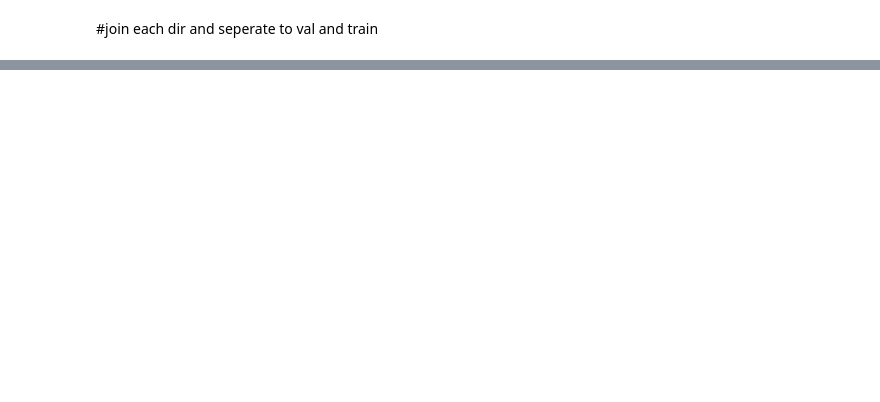
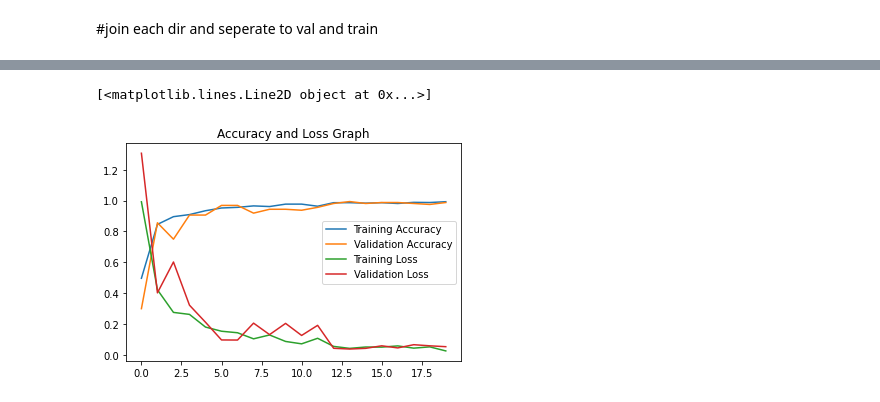
Before and after one commit to Alexanderdivv/Rock-Papper-Scissors, a Jupyter notebook: RockScissorsPapper_AlexanderDGBangun.ipynb, the cells around one changed output, grey strips where cells are left out. Cells and saved outputs as stored; diff of their text form; code cells hidden in the pictures; blank space fills up the shorter version.

```diff
--- a/RockScissorsPapper_AlexanderDGBangun.ipynb
+++ b/RockScissorsPapper_AlexanderDGBangun.ipynb
@@ -102,0 +146,16 @@ splitfolders.ratio("", output="output", seed=1337, ratio=(.8, .1, .1), group_pre
+# %%
+model = tf.keras.models.Sequential([
+    tf.keras.layers.Conv2D(32, (3,3), activation='relu', input_shape=(150, 150, 3)),
+    tf.keras.layers.MaxPooling2D(2, 2),
+    tf.keras.layers.Conv2D(64, (3,3), activation='relu'),
+    tf.keras.layers.MaxPooling2D(2,2),
+    tf.keras.layers.Conv2D(128, (3,3), activation='relu'),
+    tf.keras.layers.MaxPooling2D(2,2),
+    tf.keras.layers.Conv2D(128, (3,3), activation='relu'),
+    tf.keras.layers.MaxPooling2D(2,2),
+    tf.keras.layers.Conv2D(128, (3,3), activation='relu'),
+    tf.keras.layers.MaxPooling2D(2,2),
+    tf.keras.layers.Flatten(),
+    tf.keras.layers.Dense(512, activation='relu'),
+    tf.keras.layers.Dense(3, activation='softmax')
+])
@@ -102,0 +182,13 @@ splitfolders.ratio("", output="output", seed=1337, ratio=(.8, .1, .1), group_pre
+# %%
+#loss function, menggunakan Adam untuk optimizer,metric
+model.compile(loss = 'categorical_crossentropy',
+              optimizer = tf.optimizers.Adam(),
+              metrics = ['accuracy'])
+# %%
+#running model dengan fit
+running = model.fit(train_data,
+                    steps_per_epoch = 30,
+                    epochs = 20,
+                    validation_data = validate_data,
+                    validation_steps = 5,
+                    verbose = 1)
@@ -102,0 +213,18 @@ splitfolders.ratio("", output="output", seed=1337, ratio=(.8, .1, .1), group_pre
+# %%
+import matplotlib.pyplot as plt
+import matplotlib.image as mpimg
+
+print(plt.plot(running.history['accuracy'],
+               label='Training Accuracy'))
+plt.plot(running.history['val_accuracy'],
+         label='Validation Accuracy')
+plt.plot(running.history['loss'],
+         label='Training Loss')
+plt.plot(running.history['val_loss'],
+         label='Validation Loss')
+plt.title('Accuracy and Loss Graph')
+plt.legend()
+plt.show()
+# %% [output]
+[<matplotlib.lines.Line2D object at 0x...>]
+[figure, added]
```
Also changed, not shown: parts of 19 cells of this notebook.
